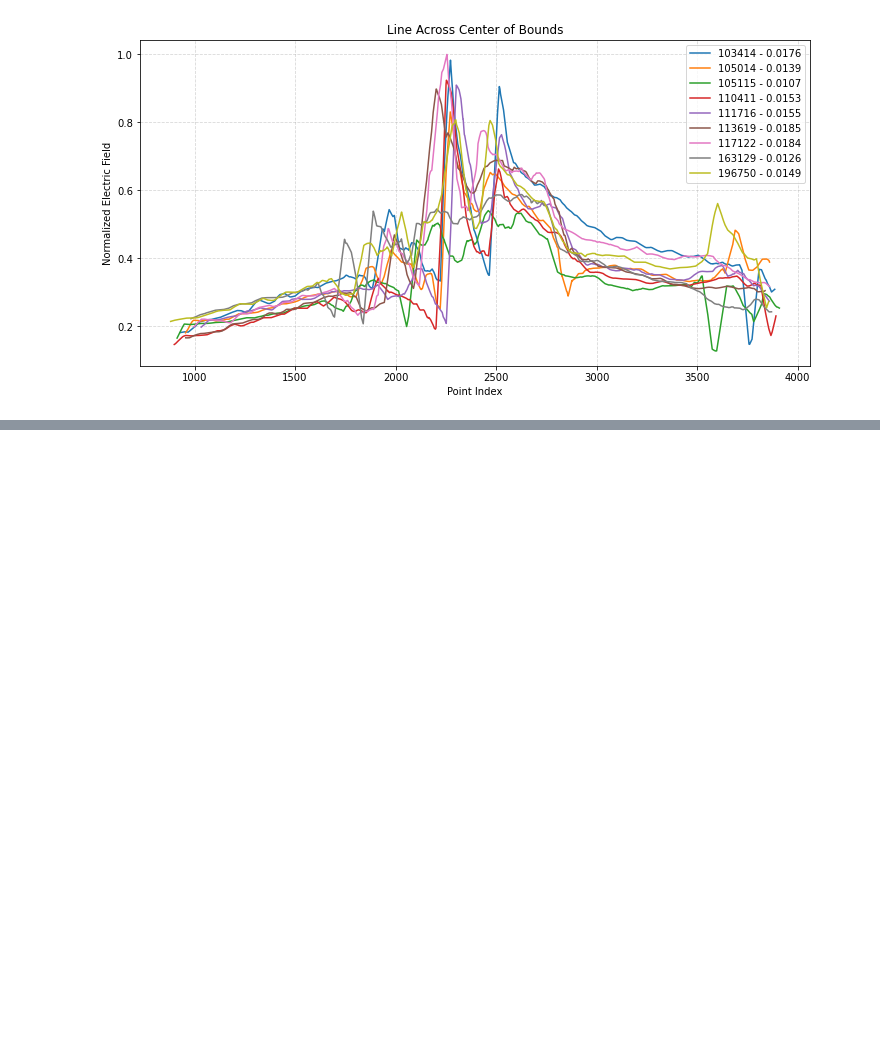
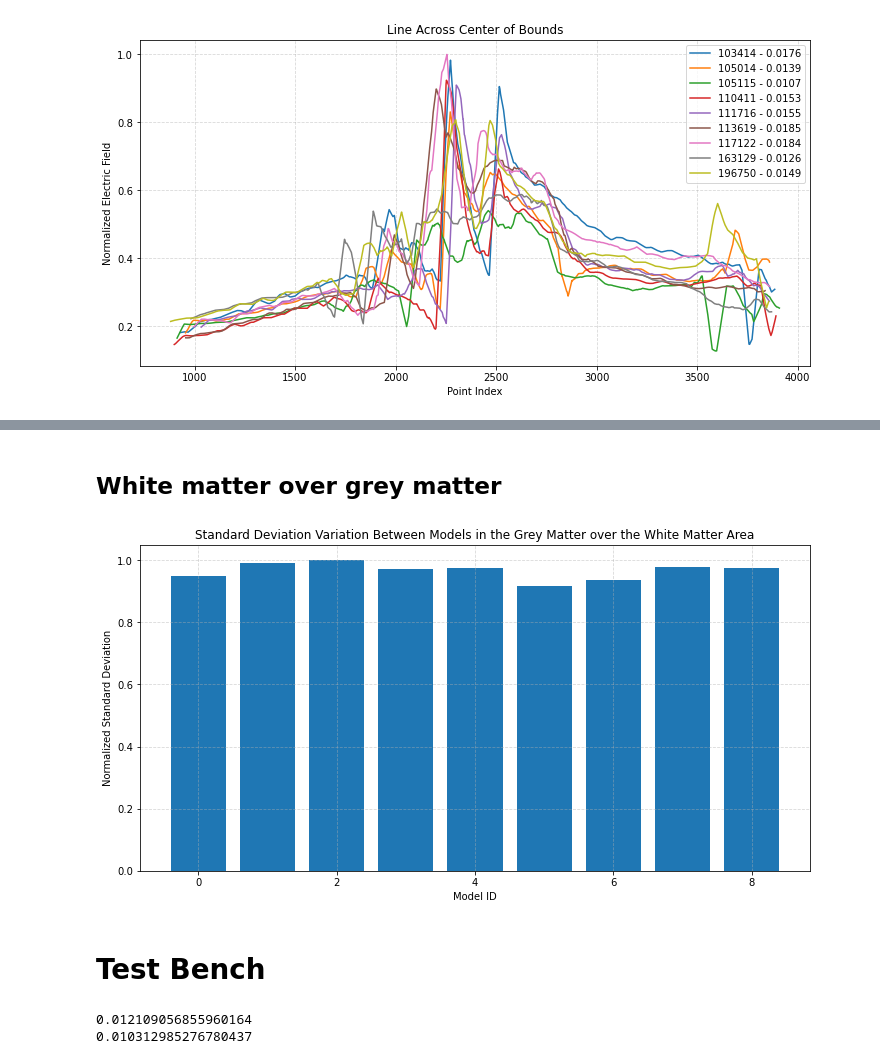
Before and after one commit to dimst23/BSc-Thesis, a Jupyter notebook: Supporting Scripts/figure_generation.ipynb, the cells around one changed output, grey strips where cells are left out. Drawn from its saved outputs; the diff is of its cells as text; code cells hidden in the pictures; blank space fills up the shorter version.

```diff
--- a/Supporting Scripts/figure_generation.ipynb
+++ b/Supporting Scripts/figure_generation.ipynb
@@ -223,0 +258,31 @@ plt.show()
+# %% [markdown]
+## White matter over grey matter
+# %%
+grey_matter = []
+white_matter = []
+
+for model in pd_list:
+    tmp = model.loc[model['mat_id'] == 4, 'max_modulation']
+    grey_matter.append([tmp.mean(), tmp.std()])
+    tmp = model.loc[model['mat_id'] == 5, 'max_modulation']
+    white_matter.append([tmp.mean(), tmp.std()])
+grey_matter = np.array(grey_matter)
+white_matter = np.array(white_matter)
+# %%
+fig = plt.figure(figsize=(12, 6))
+ax1 = fig.add_subplot(1, 1, 1)
+
+ax1.bar(np.arange(9), (grey_matter[:,1]/white_matter[:,1])/np.amax(grey_matter[:,1]/white_matter[:,1]), align='center')
+
+ax1.set_xlabel('Model ID')
+ax1.set_ylabel('Normalized Standard Deviation')
+
+#ax1.legend()
+ax1.grid(True, ls = '--', alpha = 0.5)
+ax1.set_title('Standard Deviation Variation Between Models in the Grey Matter over the White Matter Area')
+
+plt.show()
+# %% [output]
+[figure, added]
+# %% [markdown]
+# Test Bench
@@ -223,0 +292,6 @@ plt.show()
+# %%
+print(fll.max_modulation.std())
+print(fll2.max_modulation.std())
+# %% [output]
+0.012109056855960164
+0.010312985276780437
```
Also changed, not shown: parts of 11 cells of this notebook, 47 other files.
